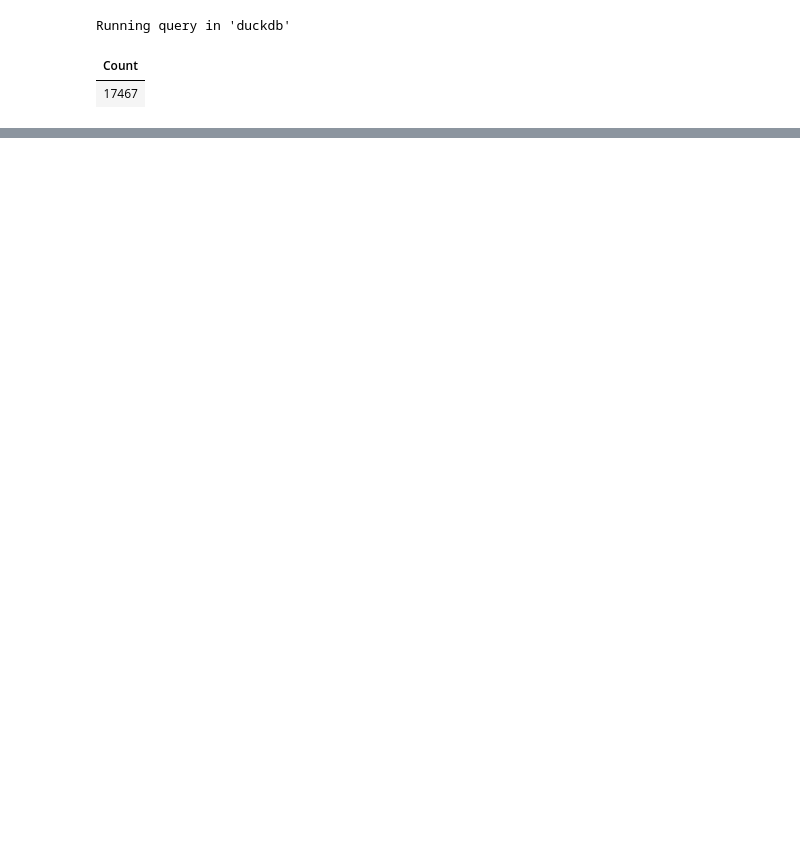
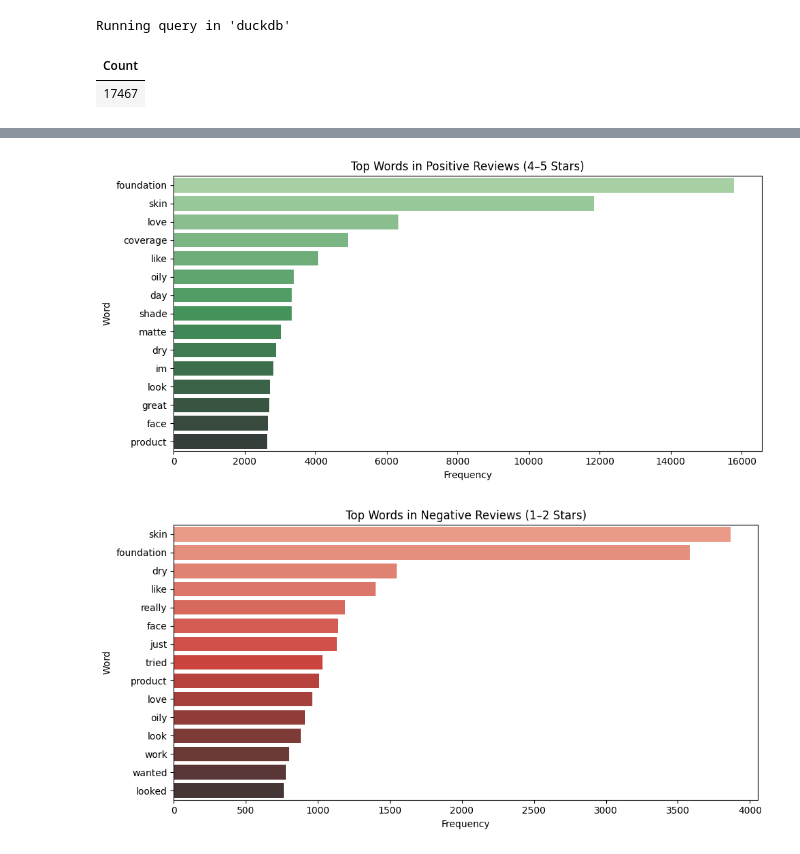
Before and after one commit to caushik1atwit/comp3125-individual-sephora, a Jupyter notebook: code/sephora_analysis/analyze.ipynb, the cells around one changed output, grey strips where cells are left out. Drawn from its saved outputs; the diff is of its cells as text; code cells hidden in the pictures; blank space fills up the shorter version.

```diff
--- a/code/sephora_analysis/analyze.ipynb
+++ b/code/sephora_analysis/analyze.ipynb
@@ -128,0 +212,80 @@ Passing `palette` without assigning `hue` is deprecated and will be removed in v
+# %%
+from collections import Counter
+import re
+from wordcloud import WordCloud
+from sklearn.feature_extraction.text import ENGLISH_STOP_WORDS
+
+# Query to get review text and ratings
+query = """
+SELECT
+    rating,
+    reviewtext
+FROM reviews_clean
+WHERE rating IS NOT NULL AND reviewtext IS NOT NULL
+"""
+
+# Execute the query using `conn`
+df_reviews = conn.execute(query).df()
+
+
+# Preprocess text function
+def preprocess(text):
+    text = text.lower()
+    text = re.sub(r"[^\w\s]", "", text)  # Remove punctuation
+    tokens = text.split()
+    tokens = [word for word in tokens if word not in ENGLISH_STOP_WORDS]
+    return tokens
+
+
+# Filter positive and negative reviews
+positive_reviews = df_reviews[df_reviews["rating"] >= 4]["reviewtext"].dropna().tolist()
+negative_reviews = df_reviews[df_reviews["rating"] <= 2]["reviewtext"].dropna().tolist()
+
+# Tokenize and flatten
+positive_words = [word for review in positive_reviews for word in preprocess(review)]
+negative_words = [word for review in negative_reviews for word in preprocess(review)]
+
+# Count word frequencies
+pos_counter = Counter(positive_words)
+neg_counter = Counter(negative_words)
+
+# Convert to DataFrame for plotting
+pos_df = pd.DataFrame(pos_counter.most_common(15), columns=["word", "count"])
+neg_df = pd.DataFrame(neg_counter.most_common(15), columns=["word", "count"])
+
+# Plot top positive review words
+plt.figure(figsize=(10, 5))
+sns.barplot(data=pos_df, x="count", y="word", palette="Greens_d")
+plt.title("Top Words in Positive Reviews (4–5 Stars)")
+plt.xlabel("Frequency")
+plt.ylabel("Word")
+plt.tight_layout()
+plt.show()
+
+# Plot top negative review words
+plt.figure(figsize=(10, 5))
+sns.barplot(data=neg_df, x="count", y="word", palette="Reds_d")
+plt.title("Top Words in Negative Reviews (1–2 Stars)")
+plt.xlabel("Frequency")
+plt.ylabel("Word")
+plt.tight_layout()
+plt.show()
+
+# Optional: WordClouds
+pos_wc = WordCloud(width=800, height=400, background_color="white").generate_from_frequencies(pos_counter)
+neg_wc = WordCloud(width=800, height=400, background_color="white").generate_from_frequencies(neg_counter)
+
+plt.figure(figsize=(12, 6))
+plt.imshow(pos_wc, interpolation="bilinear")
+plt.axis("off")
+plt.title("Word Cloud - Positive Reviews")
+plt.show()
+
+plt.figure(figsize=(12, 6))
+plt.imshow(neg_wc, interpolation="bilinear")
+plt.axis("off")
+plt.title("Word Cloud - Negative Reviews")
+plt.show()
+# %% [output]
+[figure, added]
+[figure, added]
```
Also changed, not shown: parts of 26 cells of this notebook, 6 other files.
